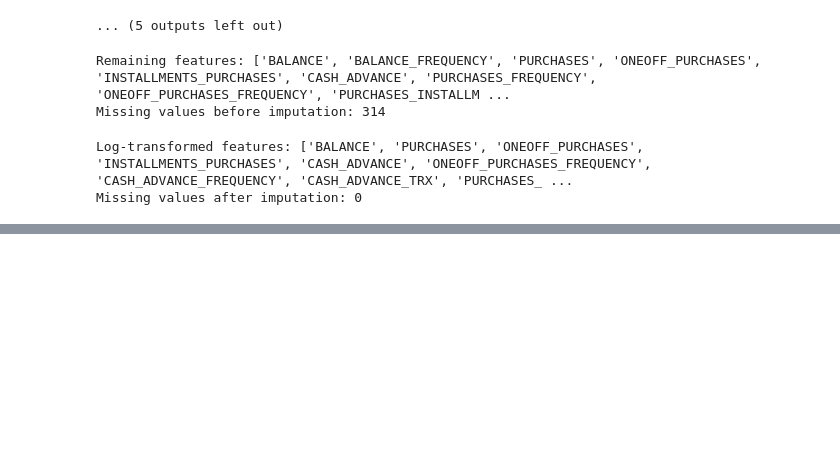
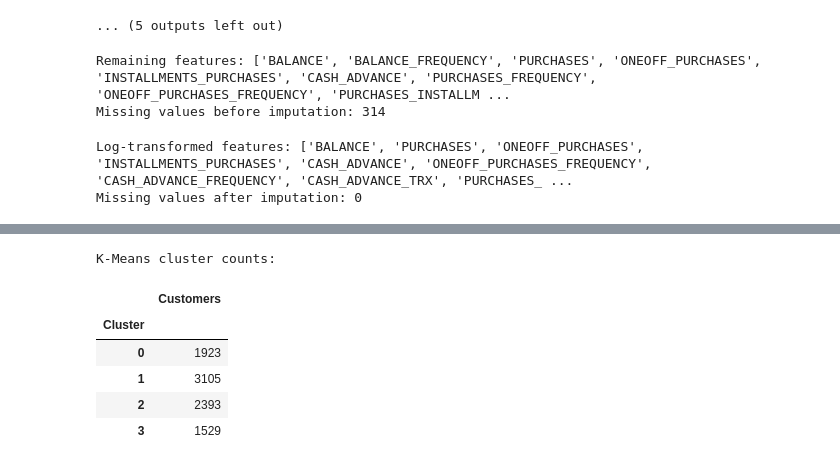
Before and after one commit to VedantVemula/Machine_Learning_capstone_obesityDataset, a Jupyter notebook: clustering.ipynb, the cells around one changed output, grey strips where cells are left out. Drawn from its saved outputs; the diff is of its cells as text; code cells hidden in the pictures; blank space fills up the shorter version.

```diff
--- a/clustering.ipynb
+++ b/clustering.ipynb
@@ -229,0 +258,26 @@ Scaled dataset shape: (8950, 17)
+# %%
+BEST_K = 4
+
+kmeans = KMeans(
+    n_clusters=BEST_K,
+    random_state=RANDOM_STATE,
+    n_init=10
+)
+
+kmeans_labels = kmeans.fit_predict(X_scaled)
+
+print("K-Means cluster counts:")
+display(
+    pd.Series(kmeans_labels, name="Cluster")
+      .value_counts()
+      .sort_index()
+      .to_frame("Customers")
+)
+# %% [output]
+K-Means cluster counts:
+|  | Customers |
+| Cluster |  |
+| 0 | 1923 |
+| 1 | 3105 |
+| 2 | 2393 |
+| 3 | 1529 |
```
Also changed, not shown: parts of 1 cell of this notebook.
